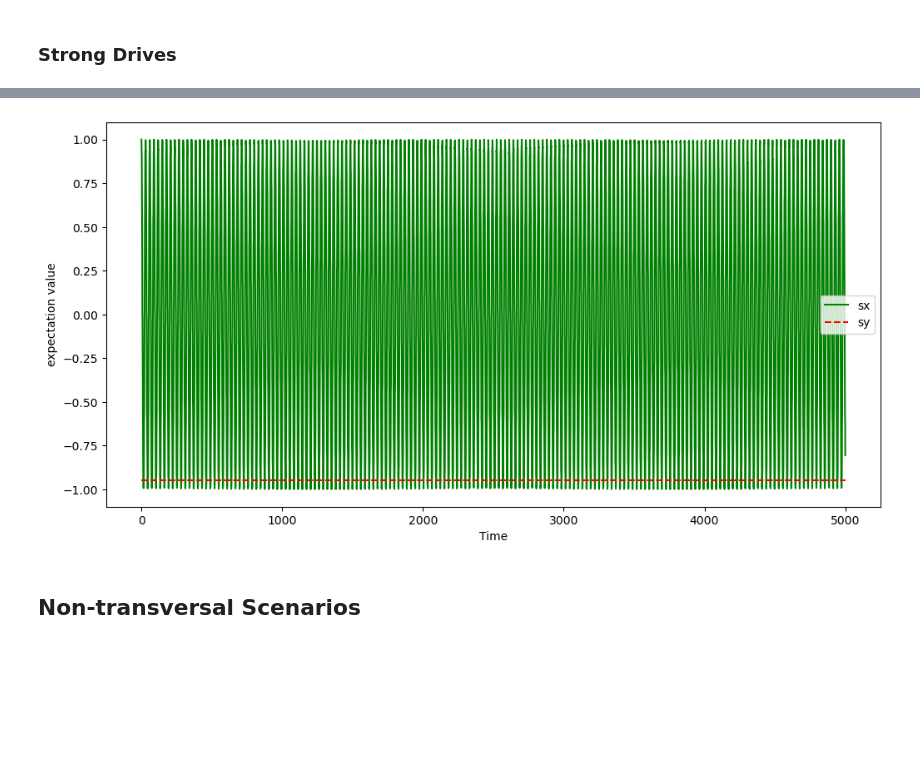
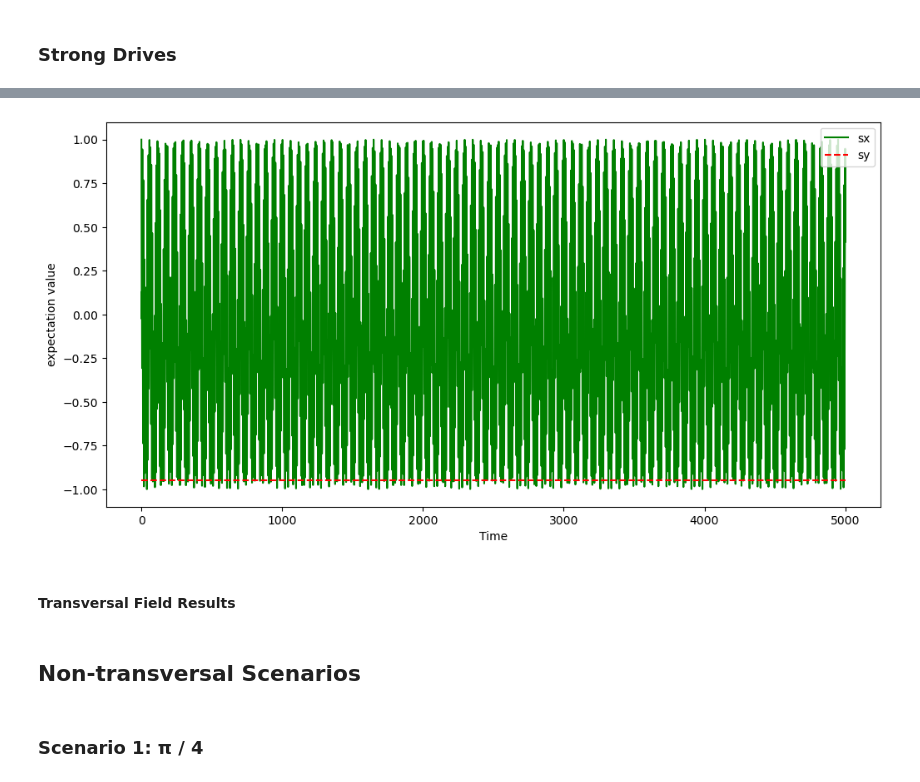
Before and after one commit to lchladek/subharmonic-resonances, a Jupyter notebook: drive-experiments/drive-strengths.ipynb, the cells around one changed output, grey strips where cells are left out. Cells and saved outputs as stored; diff of their text form; code cells hidden in the pictures; blank space fills up the shorter version.

```diff
--- a/drive-experiments/drive-strengths.ipynb
+++ b/drive-experiments/drive-strengths.ipynb
@@ -277,19 +286,24 @@ Spectral Peaks by Drive Strength:
 # %%
 # Playground - Strong Drive Strengths:
 
 # MODIFY ONLY THE BELOW LINE ------
-rabi_strength = np.pi * 1
+rabi_strength = np.pi * 0.9903
 # MODIFY ONLY THE ABOVE LINE ------
 
+omega_d = rabi_strength / (2 * np.pi)
 _, _, sz_brwa_d = qubit_integrate_labframe(omega_0, omega_d, rabi, theta, psi0,"me", g1, g2)
 
 fig, ax = plt.subplots(figsize=(12,6))
 ax.plot(tlist, np.real(sz_brwa_d), 'g')
 ax.plot((np.min(tlist),np.max(tlist)),(-0.95, -0.95), 'r--' )
 ax.legend(("sx", "sy", "sz"))
 ax.set_xlabel('Time')
 ax.set_ylabel('expectation value');
 # %% [output]
-[figure, old version]
+[figure, new version]
+# %% [markdown]
+#### Transversal Field Results
 # %% [markdown]
 ## Non-transversal Scenarios
+# %% [markdown]
+### Scenario 1: π / 4
```
Also changed, not shown: parts of 15 cells of this notebook.
